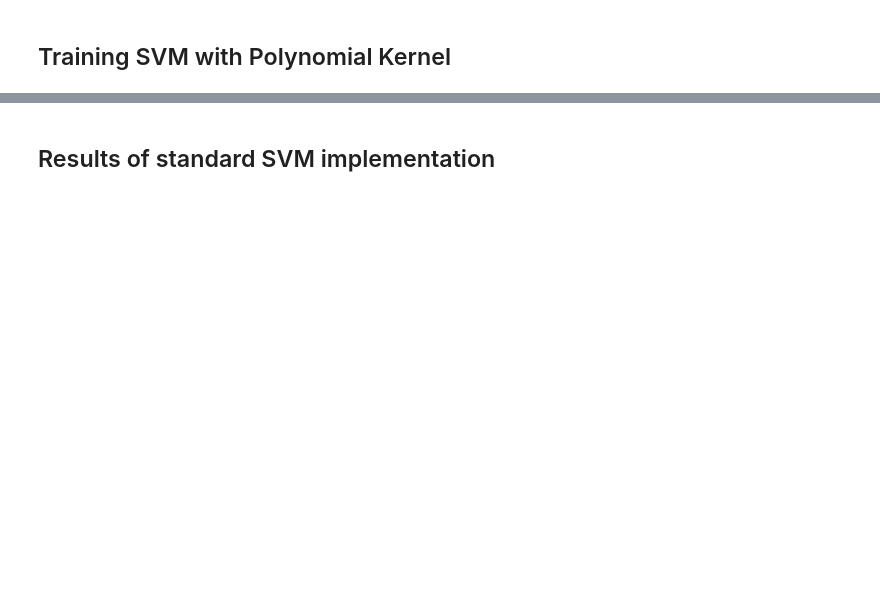
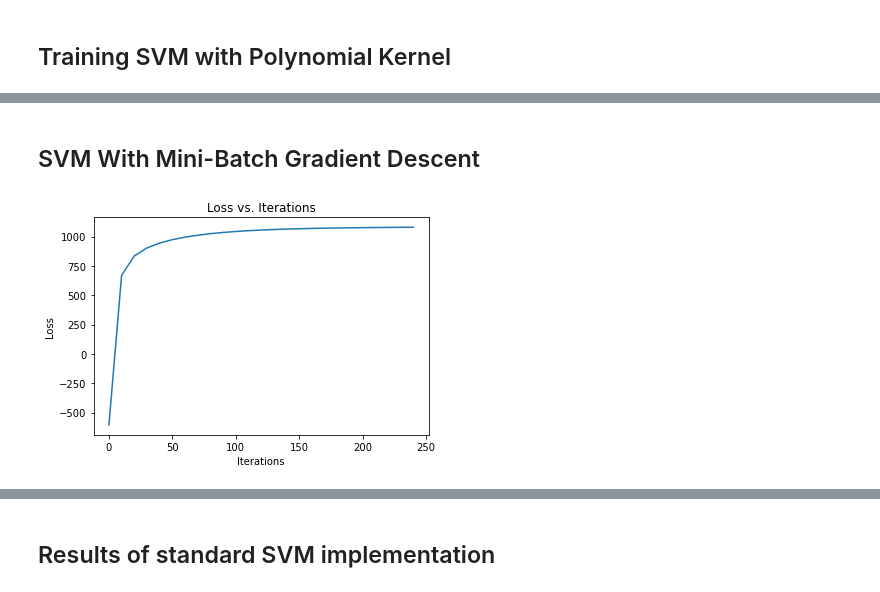
Before and after one commit to mit-riya/Phishing-URL-Detection, a Jupyter notebook: svm-url-detection.ipynb, the cells around one changed output, grey strips where cells are left out. Drawn from its saved outputs; the diff is of its cells as text; code cells hidden in the pictures; blank space fills up the shorter version.

```diff
--- a/svm-url-detection.ipynb
+++ b/svm-url-detection.ipynb
@@ -475,0 +553,4 @@ Accuracy with Polynomial Kernel:  0.6128608923884514
+# %% [markdown]
+## SVM With Mini-Batch Gradient Descent
+# %%
+X_train, X_test, y_train, y_test = train_test_split(X, Y, test_size=0.2,random_state=0) # creating testing and training set
@@ -475,0 +665,12 @@ Accuracy with Polynomial Kernel:  0.6128608923884514
+# %%
+svm_batch = SVM_Dual_Batch(kernel = 'rbf')
+svm_batch.train(X_train,y_train)
+y_pred=svm_batch.predict(X_test)
+# %%
+plt.plot(svm_batch.iter, svm_batch.loss)
+plt.xlabel('Iterations')
+plt.ylabel('Loss')
+plt.title('Loss vs. Iterations')
+plt.show()
+# %% [output]
+[figure, added]
```
Also changed, not shown: parts of 41 cells of this notebook.
